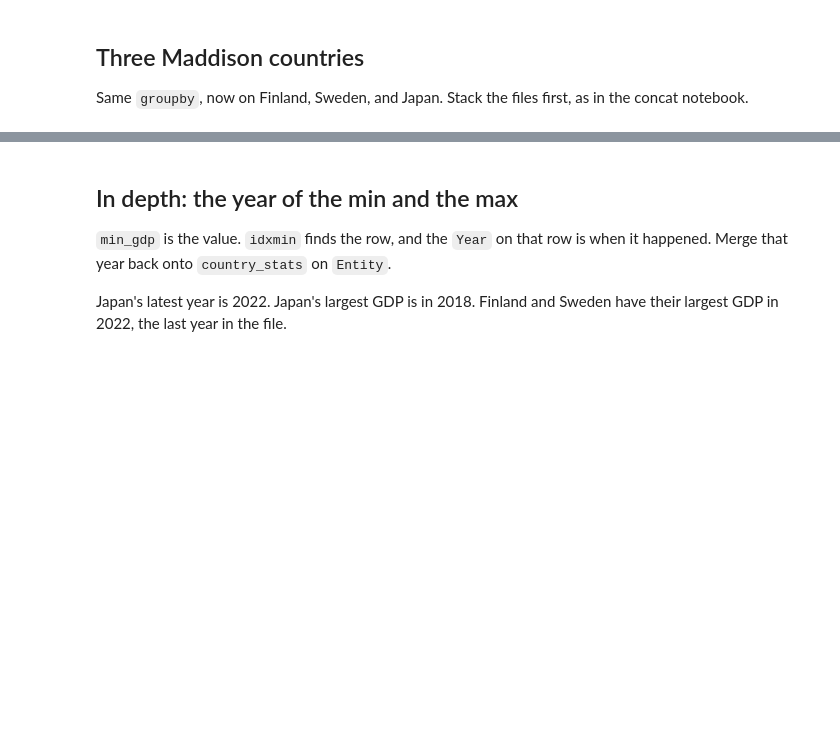
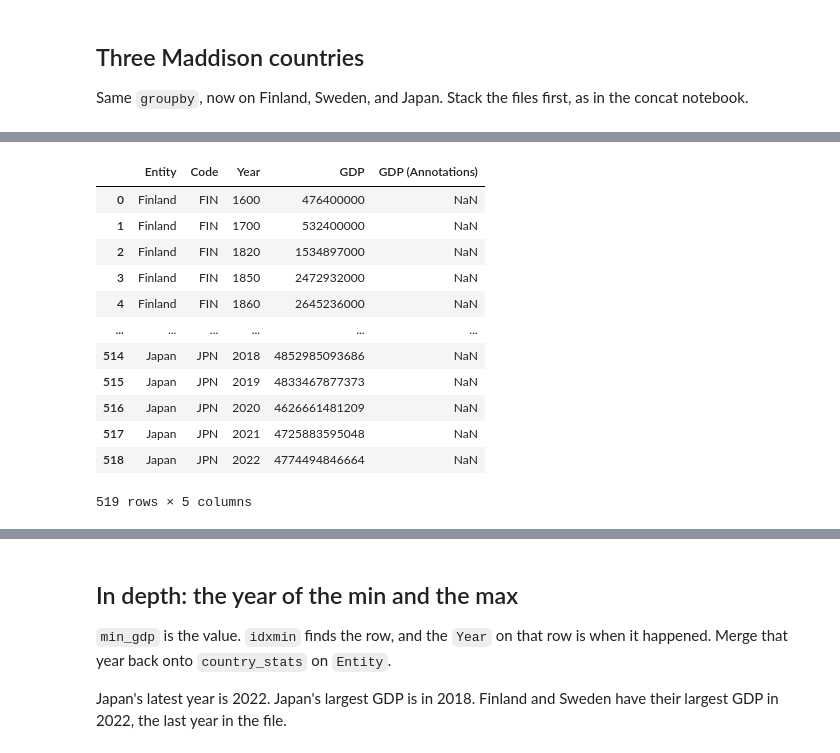
Before and after one commit to buicaothe/PYTHON, a Jupyter notebook: DATA ENGINEERING/Week 05/quizz-recap-groupby-merge.ipynb, the cells around one changed output, grey strips where cells are left out. Saved outputs shown, nothing was run; the diff lists cells and outputs as text; code cells hidden in the pictures; blank space fills up the shorter version.

```diff
--- a/DATA ENGINEERING/Week 05/quizz-recap-groupby-merge.ipynb
+++ b/DATA ENGINEERING/Week 05/quizz-recap-groupby-merge.ipynb
@@ -75,3 +119,19 @@ df["Entity"].unique(), len(df)
+# %%
+df
+# %% [output]
+|  | Entity | Code | Year | GDP | GDP (Annotations) |
+| 0 | Finland | FIN | 1600 | 476400000 | NaN |
+| 1 | Finland | FIN | 1700 | 532400000 | NaN |
+| 2 | Finland | FIN | 1820 | 1534897000 | NaN |
+| 3 | Finland | FIN | 1850 | 2472932000 | NaN |
+| 4 | Finland | FIN | 1860 | 2645236000 | NaN |
+| ... | ... | ... | ... | ... | ... |
+| 514 | Japan | JPN | 2018 | 4852985093686 | NaN |
+| 515 | Japan | JPN | 2019 | 4833467877373 | NaN |
+| 516 | Japan | JPN | 2020 | 4626661481209 | NaN |
+| 517 | Japan | JPN | 2021 | 4725883595048 | NaN |
+| 518 | Japan | JPN | 2022 | 4774494846664 | NaN |
+519 rows × 5 columns
 # %%
 country_stats = df.groupby("Entity", as_index=False).agg(
     first_year=("Year", "min"),
```
Also changed, not shown: parts of 22 cells of this notebook, 1 other file.
